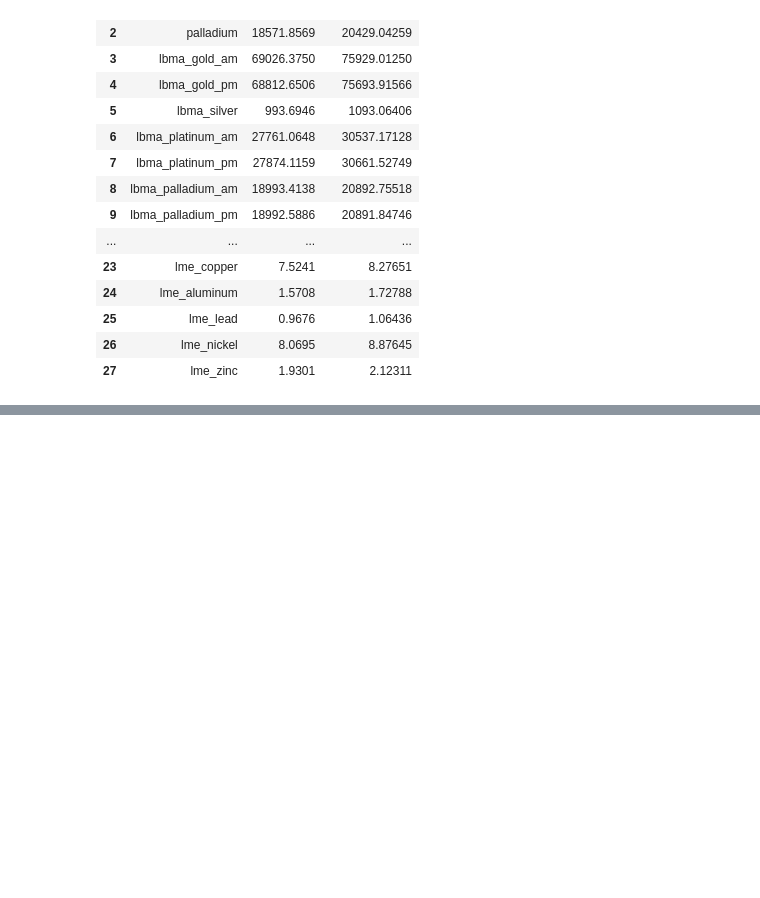
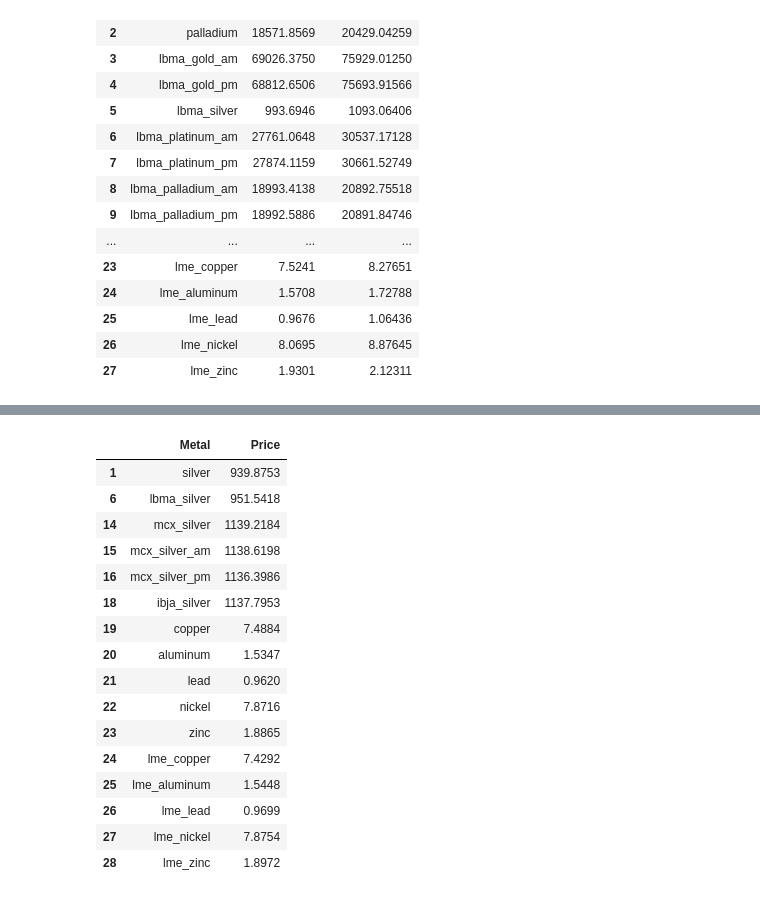
Before and after one commit to Otto-C/Otto-C.github.io, a Jupyter notebook: 01_Bullion_API_Extraction.ipynb, the cells around one changed output, grey strips where cells are left out. Saved outputs shown, nothing was run; the diff lists cells and outputs as text; code cells hidden in the pictures; blank space fills up the shorter version.

```diff
--- a/01_Bullion_API_Extraction.ipynb
+++ b/01_Bullion_API_Extraction.ipynb
@@ -737,0 +864,24 @@ df_test
+# %%
+#SELECT Metal, Price
+#FROM df
+#WHERE Price < 2000;
+
+df[df["Price"] < 2000 ][["Metal", "Price"]]
+# %% [output]
+|  | Metal | Price |
+| 1 | silver | 939.8753 |
+| 6 | lbma_silver | 951.5418 |
+| 14 | mcx_silver | 1139.2184 |
+| 15 | mcx_silver_am | 1138.6198 |
+| 16 | mcx_silver_pm | 1136.3986 |
+| 18 | ibja_silver | 1137.7953 |
+| 19 | copper | 7.4884 |
+| 20 | aluminum | 1.5347 |
+| 21 | lead | 0.9620 |
+| 22 | nickel | 7.8716 |
+| 23 | zinc | 1.8865 |
+| 24 | lme_copper | 7.4292 |
+| 25 | lme_aluminum | 1.5448 |
+| 26 | lme_lead | 0.9699 |
+| 27 | lme_nickel | 7.8754 |
+| 28 | lme_zinc | 1.8972 |
```
Also changed, not shown: parts of 12 cells of this notebook.
